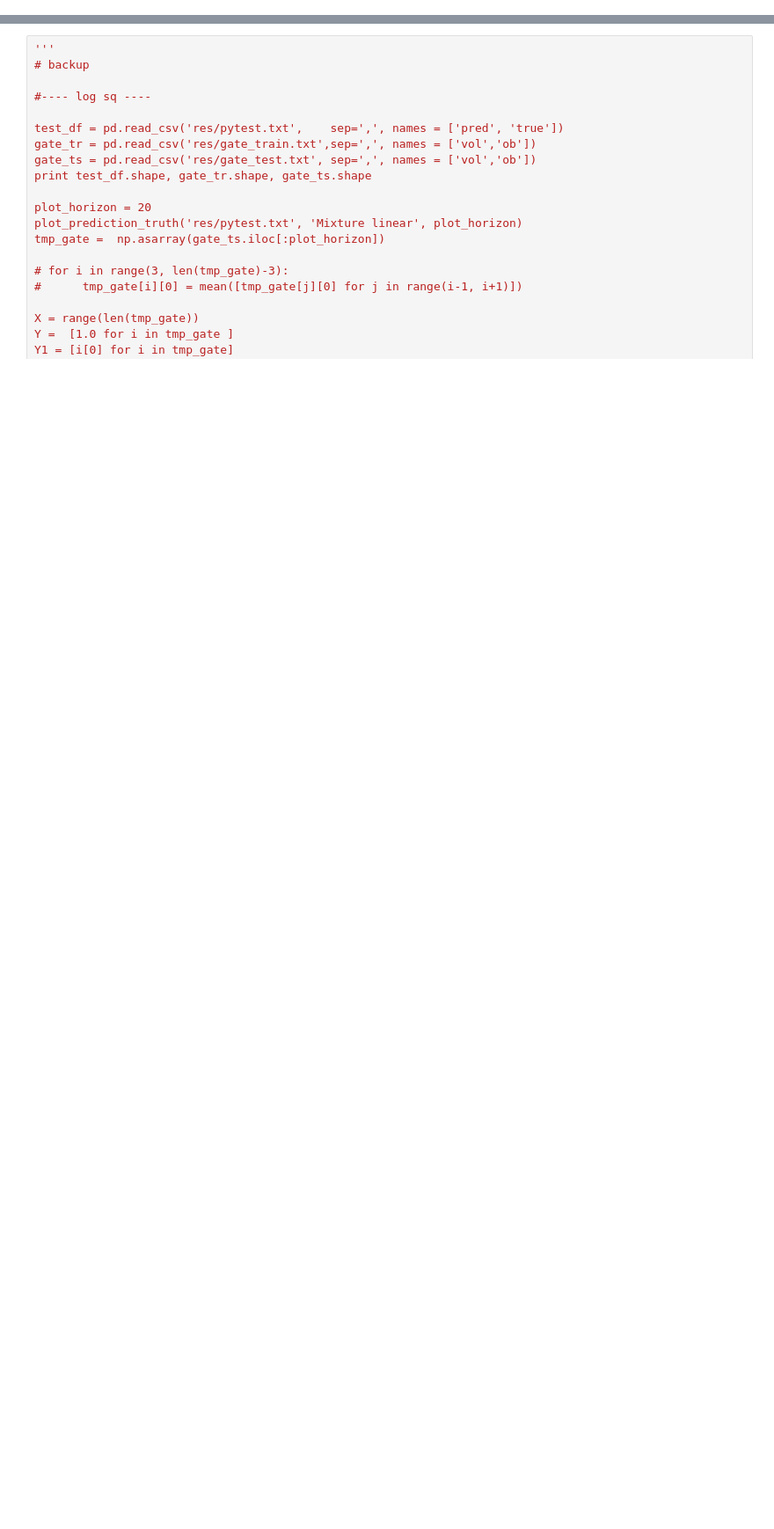
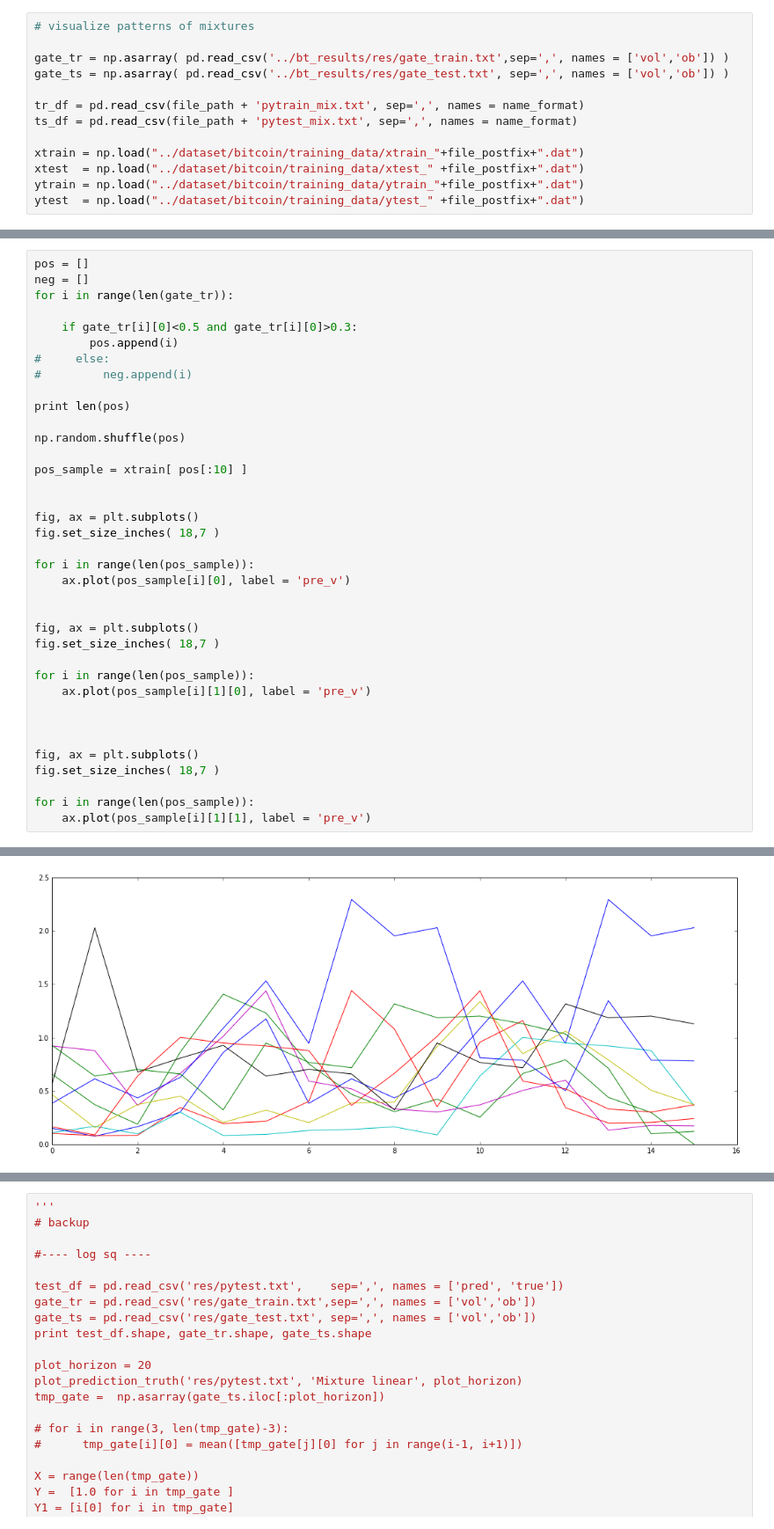
Before and after one commit to weilai0980/mixture_models_crypto, a Jupyter notebook: result_analysis.ipynb, the cells around one changed output, grey strips where cells are left out. Shown at 88% size. Cells and saved outputs as stored; diff of their text form; blank space fills up the shorter version.

```diff
--- a/result_analysis.ipynb
+++ b/result_analysis.ipynb
@@ -49,0 +324,13 @@ def plot_prediction_truth(file_add, title, left, right):
+# %%
+# visualize patterns of mixtures
+
+gate_tr = np.asarray( pd.read_csv('../bt_results/res/gate_train.txt',sep=',', names = ['vol','ob']) )
+gate_ts = np.asarray( pd.read_csv('../bt_results/res/gate_test.txt', sep=',', names = ['vol','ob']) )
+
+tr_df = pd.read_csv(file_path + 'pytrain_mix.txt', sep=',', names = name_format)
+ts_df = pd.read_csv(file_path + 'pytest_mix.txt', sep=',', names = name_format)
+
+xtrain = np.load("../dataset/bitcoin/training_data/xtrain_"+file_postfix+".dat")
+xtest  = np.load("../dataset/bitcoin/training_data/xtest_" +file_postfix+".dat")
+ytrain = np.load("../dataset/bitcoin/training_data/ytrain_"+file_postfix+".dat")
+ytest  = np.load("../dataset/bitcoin/training_data/ytest_" +file_postfix+".dat")
@@ -49,0 +412,38 @@ def plot_prediction_truth(file_add, title, left, right):
+# %%
+pos = []
+neg = []
+for i in range(len(gate_tr)):
+
+    if gate_tr[i][0]<0.5 and gate_tr[i][0]>0.3:
+        pos.append(i)
+#     else:
+#         neg.append(i)
+
+print len(pos)
+
+np.random.shuffle(pos)
+
+pos_sample = xtrain[ pos[:10] ]
+
+
+fig, ax = plt.subplots()
+fig.set_size_inches( 18,7 )
+
+for i in range(len(pos_sample)):
+    ax.plot(pos_sample[i][0], label = 'pre_v')
+
+
+fig, ax = plt.subplots()
+fig.set_size_inches( 18,7 )
+
+for i in range(len(pos_sample)):
+    ax.plot(pos_sample[i][1][0], label = 'pre_v')
+
+
+
+fig, ax = plt.subplots()
+fig.set_size_inches( 18,7 )
+
+for i in range(len(pos_sample)):
+    ax.plot(pos_sample[i][1][1], label = 'pre_v')
+# %% [output]
@@ -49,0 +451 @@ def plot_prediction_truth(file_add, title, left, right):
+[figure, added]
```
Also changed, not shown: parts of 24 cells of this notebook, 9 other files.
